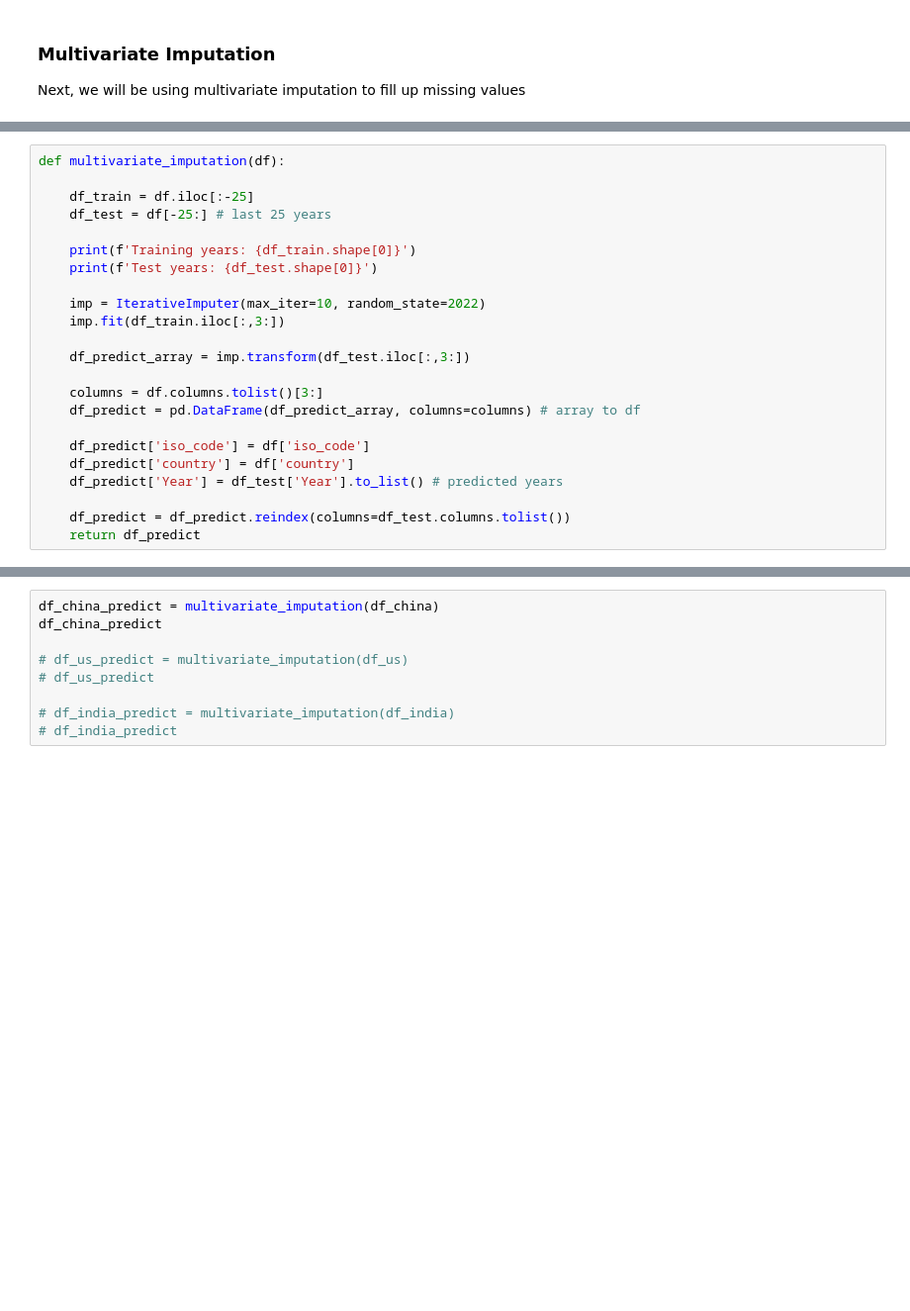
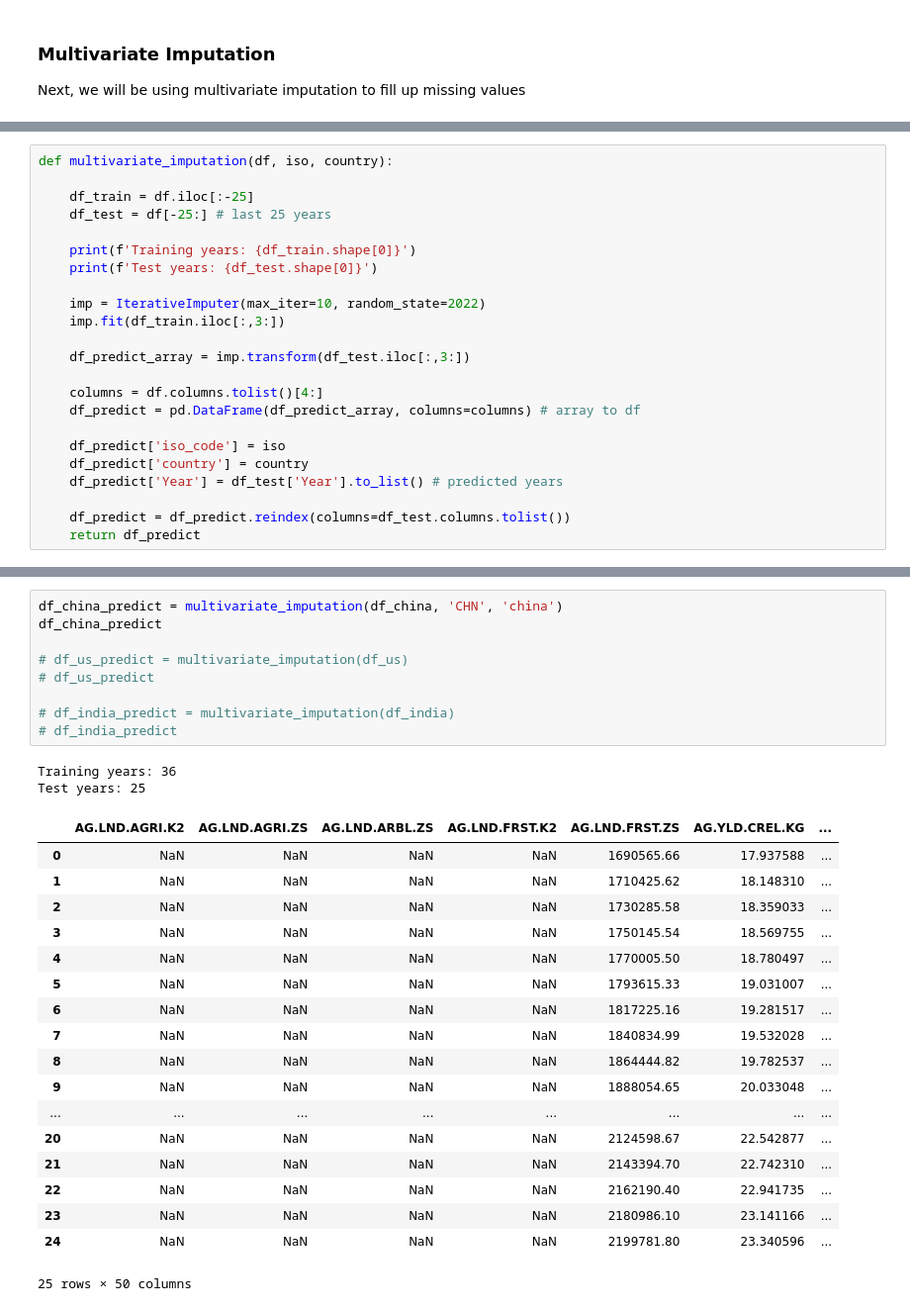
Before and after one commit to BingQuanChua/SASPICIOUS, a Jupyter notebook: eda_worldbank.ipynb, the cells around one changed output, grey strips where cells are left out. Shown at 99% size. Cells and saved outputs as stored; diff of their text form; blank space fills up the shorter version.

Commit message:
feat(worldbank): add parameters to multivariate imputation

```diff
--- a/eda_worldbank.ipynb
+++ b/eda_worldbank.ipynb
@@ -244,5 +551,5 @@ print(df_india.shape[0] *0.8)
 # %%
-def multivariate_imputation(df):
+def multivariate_imputation(df, iso, country):
 
     df_train = df.iloc[:-25]
     df_test = df[-25:] # last 25 years
@@ -255,11 +562,11 @@ def multivariate_imputation(df):
 
     df_predict_array = imp.transform(df_test.iloc[:,3:])
 
-    columns = df.columns.tolist()[3:]
+    columns = df.columns.tolist()[4:]
     df_predict = pd.DataFrame(df_predict_array, columns=columns) # array to df
 
-    df_predict['iso_code'] = df['iso_code']
-    df_predict['country'] = df['country']
+    df_predict['iso_code'] = iso
+    df_predict['country'] = country
     df_predict['Year'] = df_test['Year'].to_list() # predicted years
 
     df_predict = df_predict.reindex(columns=df_test.columns.tolist())
@@ -269,9 +584,30 @@ df_china.head()
 # %%
-df_china_predict = multivariate_imputation(df_china)
+df_china_predict = multivariate_imputation(df_china, 'CHN', 'china')
 df_china_predict
 
 # df_us_predict = multivariate_imputation(df_us)
 # df_us_predict
 
 # df_india_predict = multivariate_imputation(df_india)
 # df_india_predict
+# %% [output]
+Training years: 36
+Test years: 25
+|  | AG.LND.AGRI.K2 | AG.LND.AGRI.ZS | AG.LND.ARBL.ZS | AG.LND.FRST.K2 | AG.LND.FRST.ZS | AG.YLD.CREL.KG | ... |
+| 0 | NaN | NaN | NaN | NaN | 1690565.66 | 17.937588 | ... |
+| 1 | NaN | NaN | NaN | NaN | 1710425.62 | 18.148310 | ... |
+| 2 | NaN | NaN | NaN | NaN | 1730285.58 | 18.359033 | ... |
+| 3 | NaN | NaN | NaN | NaN | 1750145.54 | 18.569755 | ... |
+| 4 | NaN | NaN | NaN | NaN | 1770005.50 | 18.780497 | ... |
+| 5 | NaN | NaN | NaN | NaN | 1793615.33 | 19.031007 | ... |
+| 6 | NaN | NaN | NaN | NaN | 1817225.16 | 19.281517 | ... |
+| 7 | NaN | NaN | NaN | NaN | 1840834.99 | 19.532028 | ... |
+| 8 | NaN | NaN | NaN | NaN | 1864444.82 | 19.782537 | ... |
+| 9 | NaN | NaN | NaN | NaN | 1888054.65 | 20.033048 | ... |
+| ... | ... | ... | ... | ... | ... | ... | ... |
+| 20 | NaN | NaN | NaN | NaN | 2124598.67 | 22.542877 | ... |
+| 21 | NaN | NaN | NaN | NaN | 2143394.70 | 22.742310 | ... |
+| 22 | NaN | NaN | NaN | NaN | 2162190.40 | 22.941735 | ... |
+| 23 | NaN | NaN | NaN | NaN | 2180986.10 | 23.141166 | ... |
+| 24 | NaN | NaN | NaN | NaN | 2199781.80 | 23.340596 | ... |
+25 rows × 50 columns
```
Also changed, not shown: parts of 28 cells of this notebook, 4 other files.
